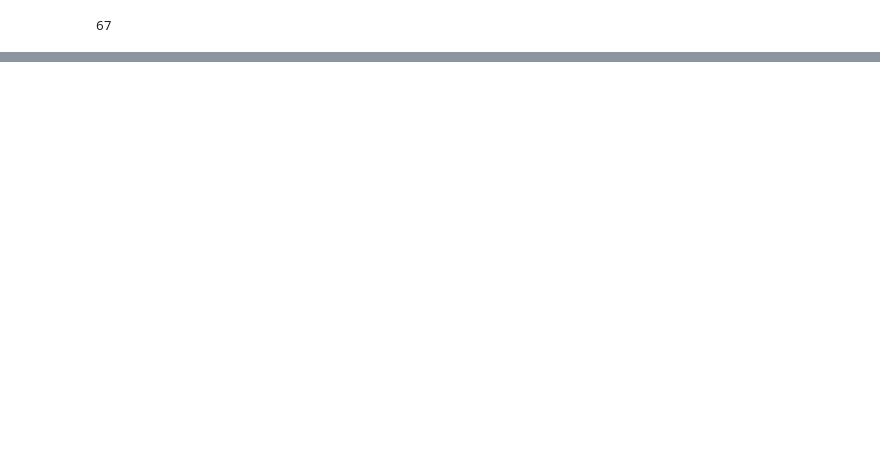
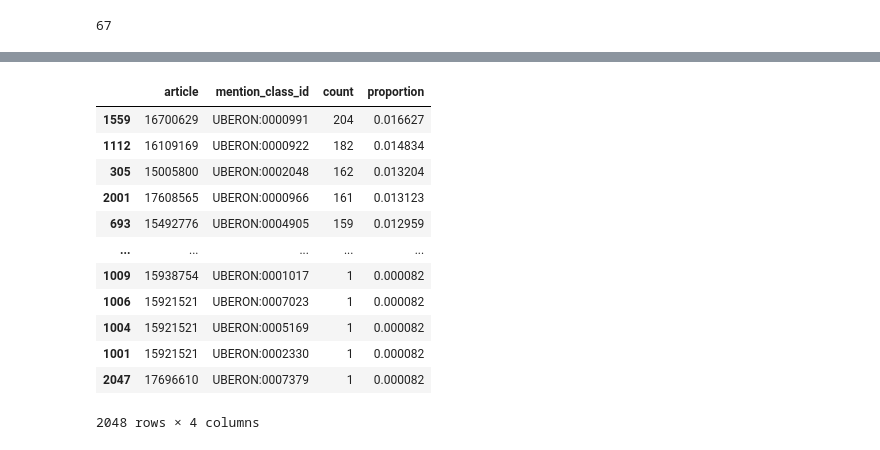
Before and after one commit to mahnaztaheri/PhenoTagger, a Jupyter notebook: Statistics-CRAFT.ipynb, the cells around one changed output, grey strips where cells are left out. Saved outputs shown, nothing was run; the diff lists cells and outputs as text; code cells hidden in the pictures; blank space fills up the shorter version.

```diff
--- a/Statistics-CRAFT.ipynb
+++ b/Statistics-CRAFT.ipynb
@@ -427,0 +228,16 @@ mondo2_df
+# %%
+uberon_concept_counts
+# %% [output]
+|  | article | mention_class_id | count | proportion |
+| 1559 | 16700629 | UBERON:0000991 | 204 | 0.016627 |
+| 1112 | 16109169 | UBERON:0000922 | 182 | 0.014834 |
+| 305 | 15005800 | UBERON:0002048 | 162 | 0.013204 |
+| 2001 | 17608565 | UBERON:0000966 | 161 | 0.013123 |
+| 693 | 15492776 | UBERON:0004905 | 159 | 0.012959 |
+| ... | ... | ... | ... | ... |
+| 1009 | 15938754 | UBERON:0001017 | 1 | 0.000082 |
+| 1006 | 15921521 | UBERON:0007023 | 1 | 0.000082 |
+| 1004 | 15921521 | UBERON:0005169 | 1 | 0.000082 |
+| 1001 | 15921521 | UBERON:0002330 | 1 | 0.000082 |
+| 2047 | 17696610 | UBERON:0007379 | 1 | 0.000082 |
+2048 rows × 4 columns
```
Also changed, not shown: parts of 26 cells of this notebook.
